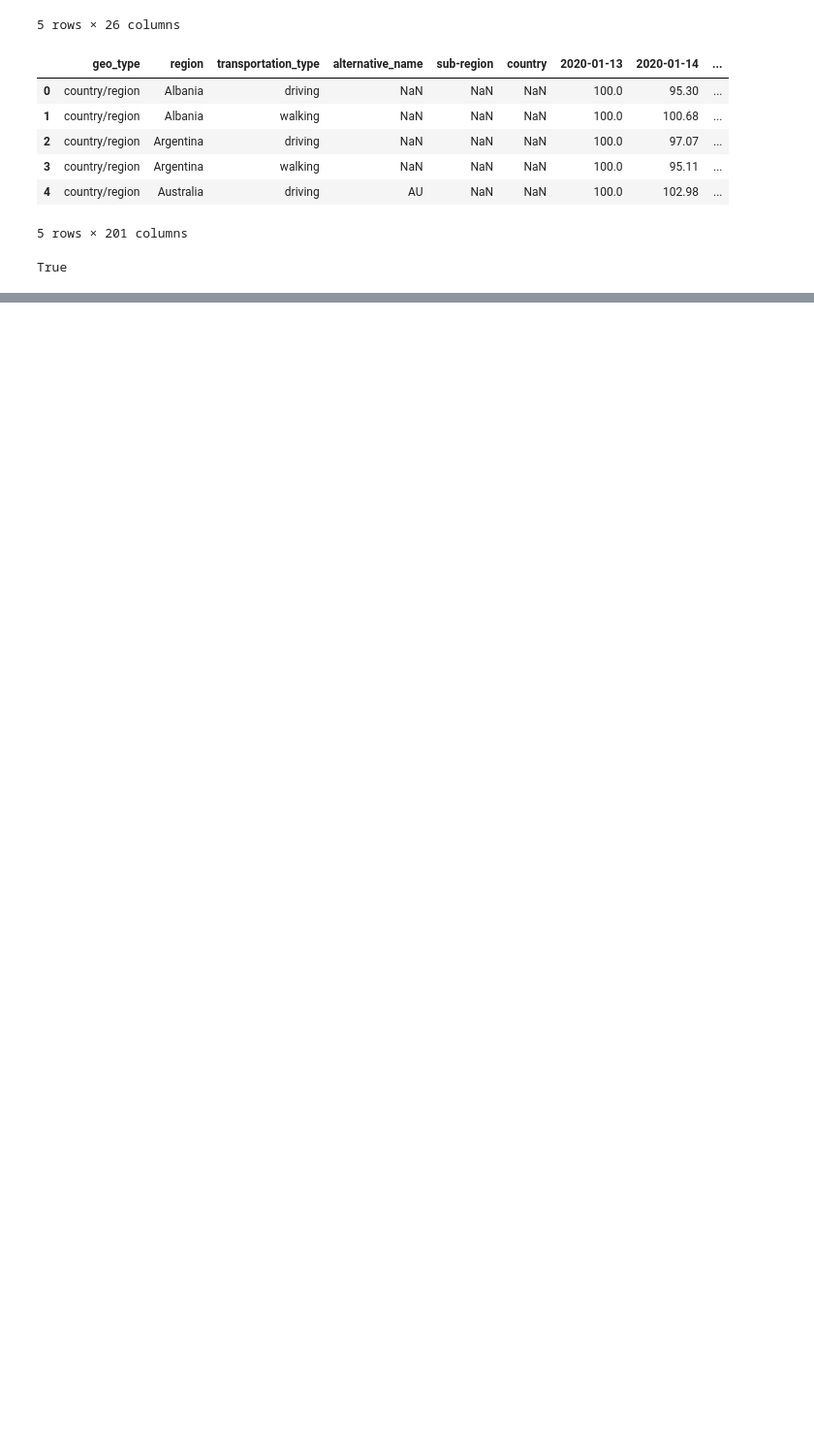
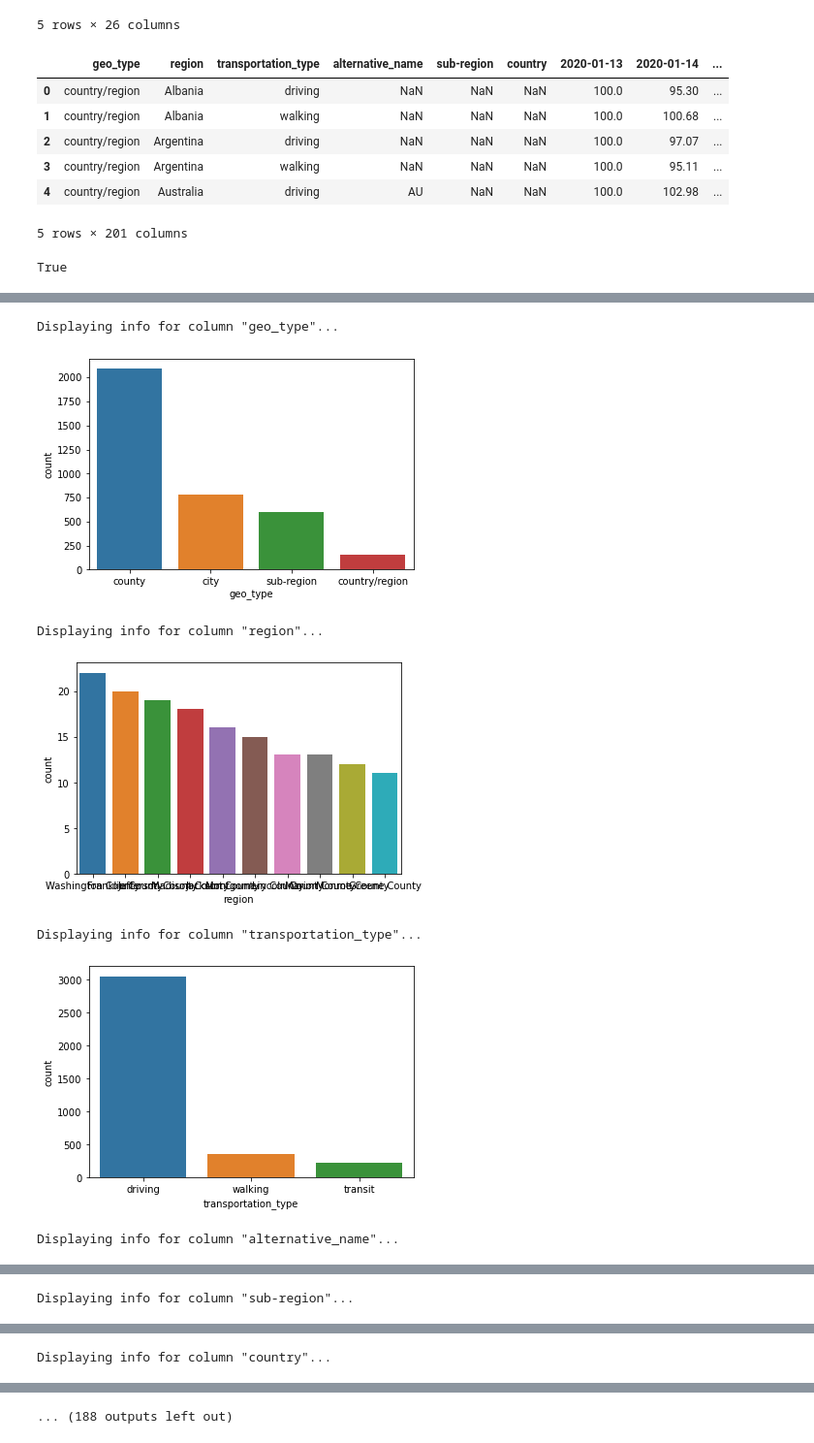
Before and after one commit to pillowtann/wwcode-covid-project, a Jupyter notebook: scripts/covid_EDA.ipynb, the cells around one changed output, grey strips where cells are left out. Shown at 97% size. Cells and saved outputs as stored; diff of their text form; code cells hidden in the pictures; blank space fills up the shorter version.

```diff
--- a/scripts/covid_EDA.ipynb
+++ b/scripts/covid_EDA.ipynb
@@ -104,0 +136,11 @@ KeyboardInterrupt:
+# %%
+get_data_info_by_columns(mobility_df, cols=['geo_type', 'region', 'transportation_type', 'alternative_name', 'sub-region',
+                                            'country', '2020-01-13', '2020-01-14', '2020-01-15', '2020-07-23', '2020-07-24', '2020-07-25'])
+# %% [output]
+Displaying info for column "geo_type"...
+[figure, added]
+Displaying info for column "region"...
+[figure, added]
+Displaying info for column "transportation_type"...
+[figure, added]
+Displaying info for column "alternative_name"...
@@ -104,0 +148 @@ KeyboardInterrupt:
+Displaying info for column "sub-region"...
@@ -104,0 +150 @@ KeyboardInterrupt:
+Displaying info for column "country"...
@@ -104,0 +152 @@ KeyboardInterrupt:
+... (188 outputs left out)
```
Also changed, not shown: parts of 27 cells of this notebook.
